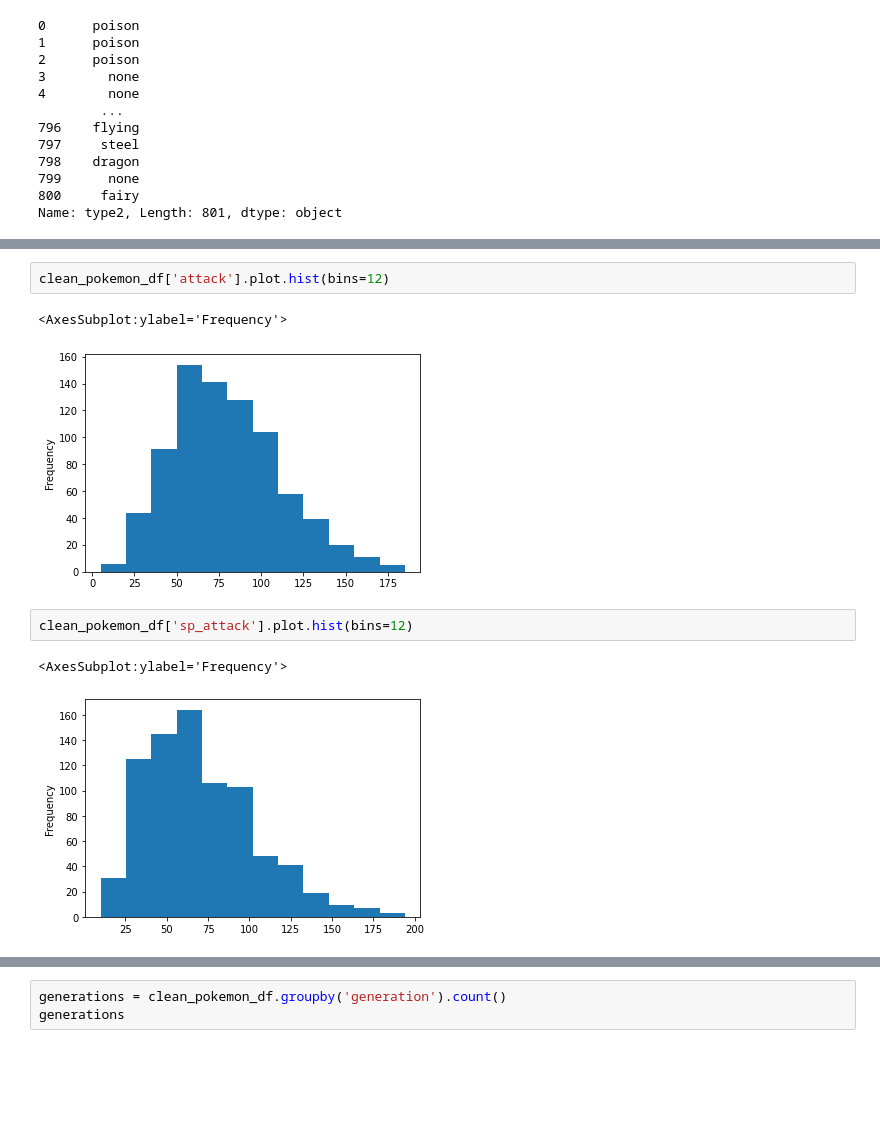
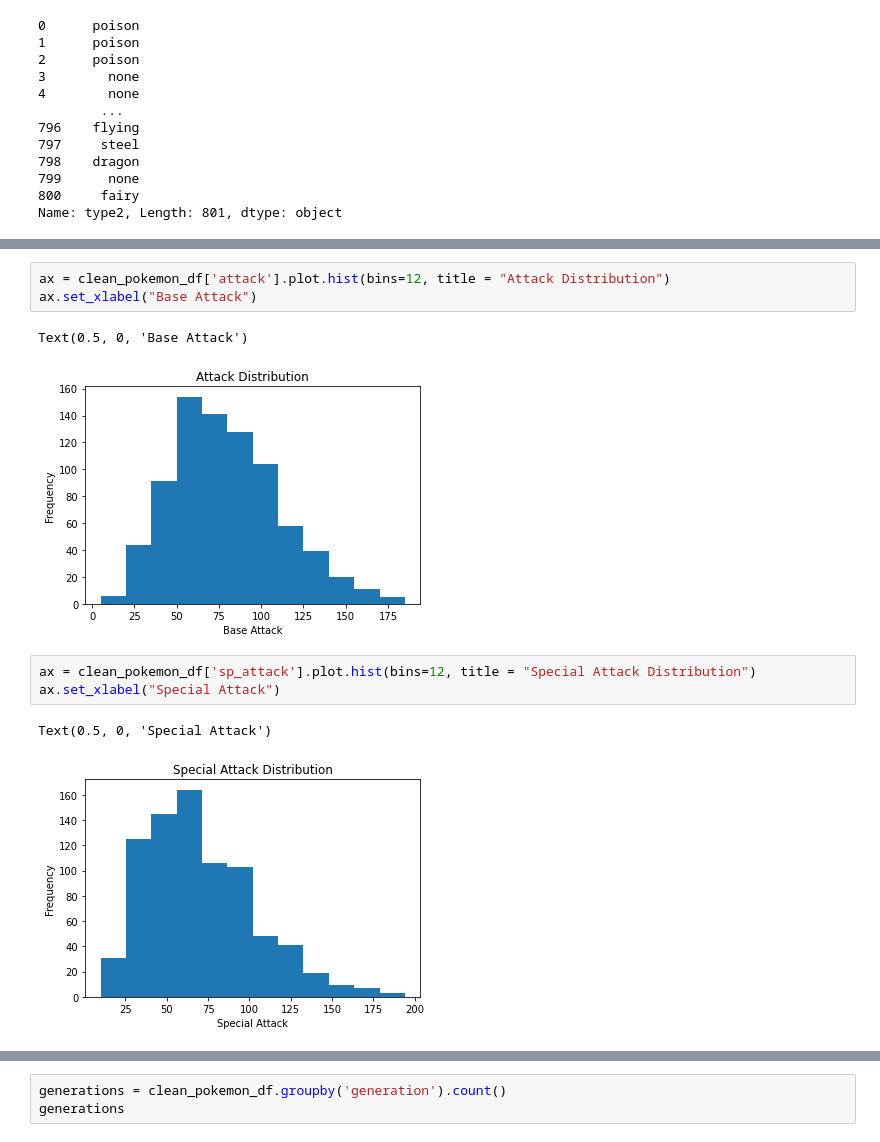
Before and after one commit to j-hendricks/Pokemon-Analysis, a Jupyter notebook: jupyter_notebook/Analysis.ipynb, the cells around one changed output, grey strips where cells are left out. Drawn from its saved outputs; the diff is of its cells as text; blank space fills up the shorter version.

```diff
--- a/jupyter_notebook/Analysis.ipynb
+++ b/jupyter_notebook/Analysis.ipynb
@@ -547,11 +553,13 @@ clean_pokemon_df['speed'].plot.hist(bins=12)
 # %%
-clean_pokemon_df['attack'].plot.hist(bins=12)
+ax = clean_pokemon_df['attack'].plot.hist(bins=12, title = "Attack Distribution")
+ax.set_xlabel("Base Attack")
 # %% [output]
-<AxesSubplot:ylabel='Frequency'>
+Text(0.5, 0, 'Base Attack')
-[figure, old version]
+[figure, new version]
 # %%
-clean_pokemon_df['sp_attack'].plot.hist(bins=12)
+ax = clean_pokemon_df['sp_attack'].plot.hist(bins=12, title = "Special Attack Distribution")
+ax.set_xlabel("Special Attack")
 # %% [output]
-<AxesSubplot:ylabel='Frequency'>
+Text(0.5, 0, 'Special Attack')
-[figure, old version]
+[figure, new version]
 # %%
```
Also changed, not shown: parts of 110 cells of this notebook, 8 other files.
